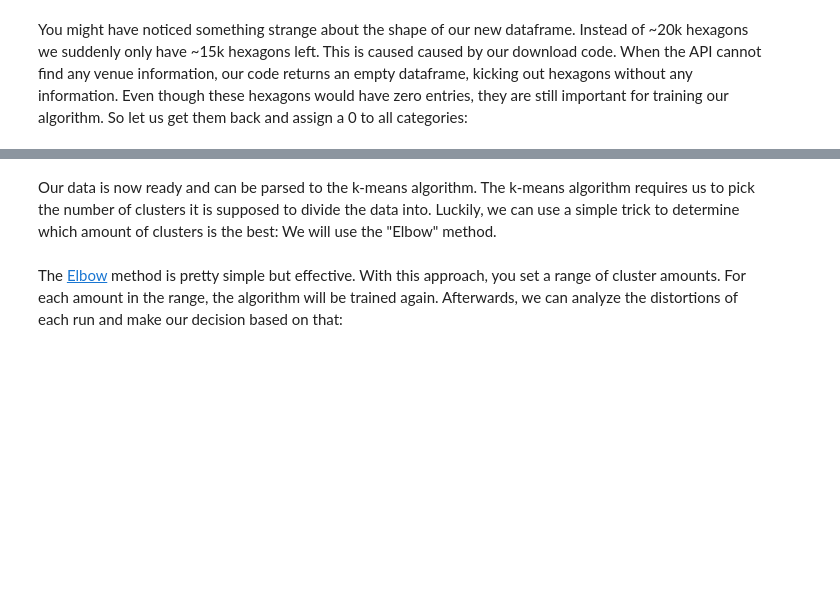
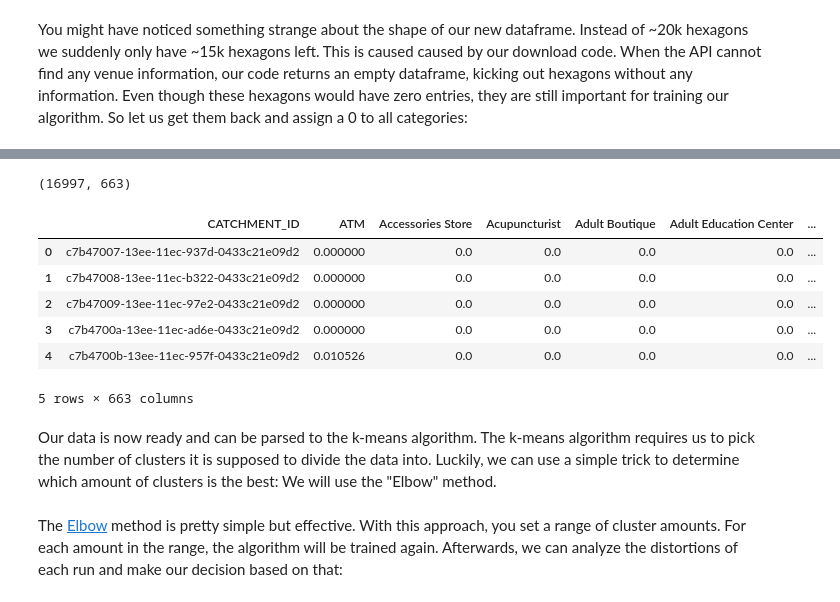
Before and after one commit to Mauricebuettgenbach/battle_of_the_neighborhoods, a Jupyter notebook: THE_BATTLE_OF_NEIHBORHOODS.ipynb, the cells around one changed output, grey strips where cells are left out. Cells and saved outputs as stored; diff of their text form; code cells hidden in the pictures; blank space fills up the shorter version.

```diff
--- a/THE_BATTLE_OF_NEIHBORHOODS.ipynb
+++ b/THE_BATTLE_OF_NEIHBORHOODS.ipynb
@@ -1058,0 +1086,12 @@ venues_onehot_grouped = venues_onehot_grouped.fillna(0)
+# %%
+# Get unique entries
+unique_ID = pd.DataFrame(london_h3_hex['INITIAL_HEXAGON'].unique())
+
+# Create catchment area ID for restaurant hexagons
+unique_ID['CATCHMENT_ID'] = unique_ID.apply(lambda row: uuid.uuid1(), axis=1)
+
+# Parse back into restaurant variable
+london_h3_hex = london_h3_hex.merge(unique_ID, how='left', left_on='INITIAL_HEXAGON', right_on=0)
+
+# Viz
+london_h3_hex.head()
@@ -1059,3 +1105,41 @@ venues_onehot_grouped = venues_onehot_grouped.fillna(0)
+# %%
+# Create frames
+frames = [restaurants_hexagons, london_h3_hex]
+
+# Concat the two df
+catchment_areas = pd.concat(frames)
+
+# Isolate hexagon and catchment id columns
+catchment_areas.drop(columns=[
+    'RESTAURANT_STREET',
+    'RESTAURANT_ZIP_CODE',
+    'RESTAURANT_CITY',
+    'RESTAURANT_LATITUDE',
+    'LONGITUDE',
+    0,
+    'INITIAL_HEXAGON'], inplace=True)
+
+# Get the onehot encoded data
+catchment_areas_onehot = catchment_areas.merge(venues_onehot_grouped, how='left', on='H3_INDEX')
+
+# Drop H3 index column
+catchment_areas_onehot.drop(columns=['H3_INDEX'], inplace=True)
+
+# Group by catchment ID
+catchment_areas_onehot_grouped = catchment_areas_onehot.groupby('CATCHMENT_ID').mean().reset_index()
+
+# Viz
+print(catchment_areas_onehot_grouped.shape)
+catchment_areas_onehot_grouped.head()
+# %% [output]
+(16997, 663)
+|  | CATCHMENT_ID | ATM | Accessories Store | Acupuncturist | Adult Boutique | Adult Education Center | ... |
+| 0 | c7b47007-13ee-11ec-937d-0433c21e09d2 | 0.000000 | 0.0 | 0.0 | 0.0 | 0.0 | ... |
+| 1 | c7b47008-13ee-11ec-b322-0433c21e09d2 | 0.000000 | 0.0 | 0.0 | 0.0 | 0.0 | ... |
+| 2 | c7b47009-13ee-11ec-97e2-0433c21e09d2 | 0.000000 | 0.0 | 0.0 | 0.0 | 0.0 | ... |
+| 3 | c7b4700a-13ee-11ec-ad6e-0433c21e09d2 | 0.000000 | 0.0 | 0.0 | 0.0 | 0.0 | ... |
+| 4 | c7b4700b-13ee-11ec-957f-0433c21e09d2 | 0.010526 | 0.0 | 0.0 | 0.0 | 0.0 | ... |
+5 rows × 663 columns
 # %% [markdown]
 Our data is now ready and can be parsed to the k-means algorithm. The k-means algorithm requires us to pick the number of clusters it is supposed to divide the data into. Luckily, we can use a simple trick to determine which amount of clusters is the best: We will use the "Elbow" method.
 <br>
```
Also changed, not shown: parts of 4 cells of this notebook.
